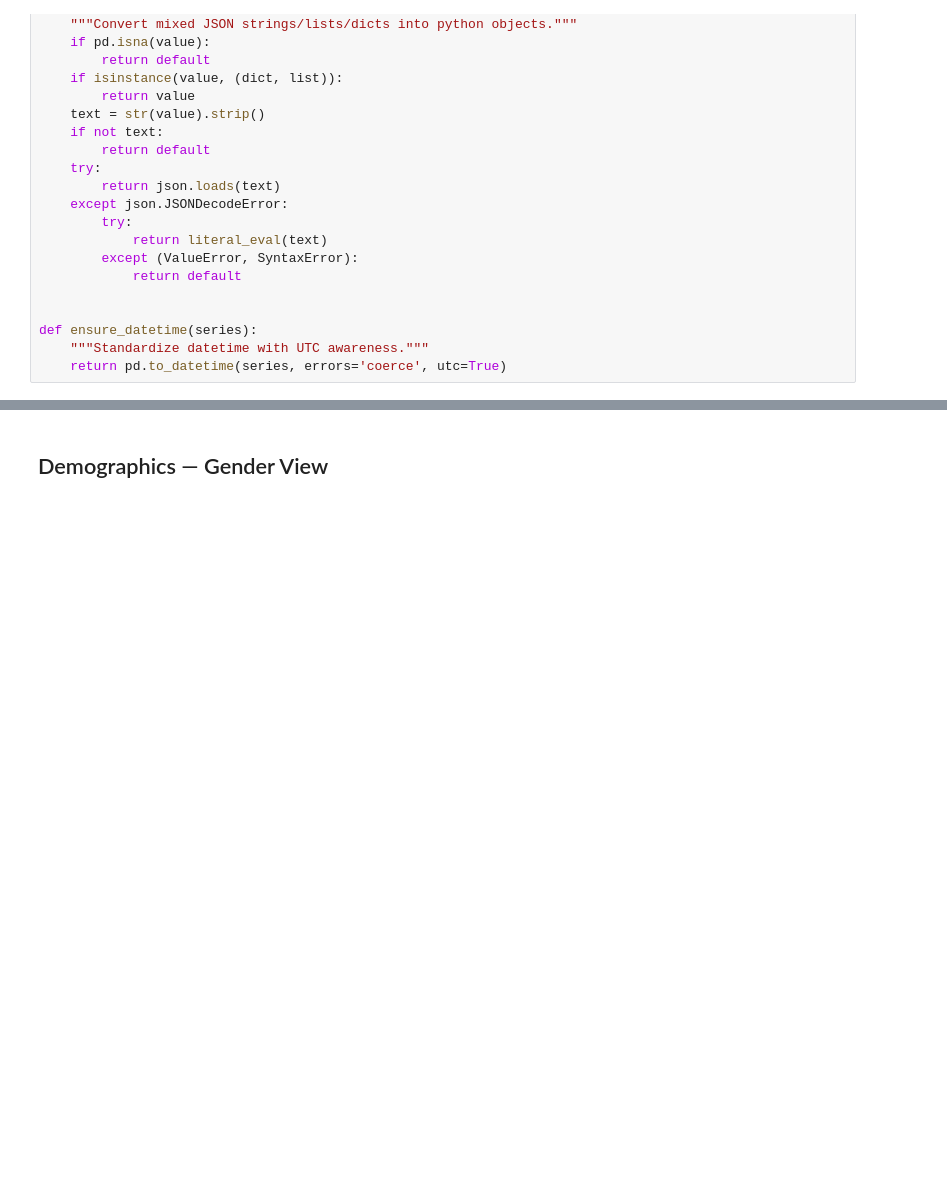
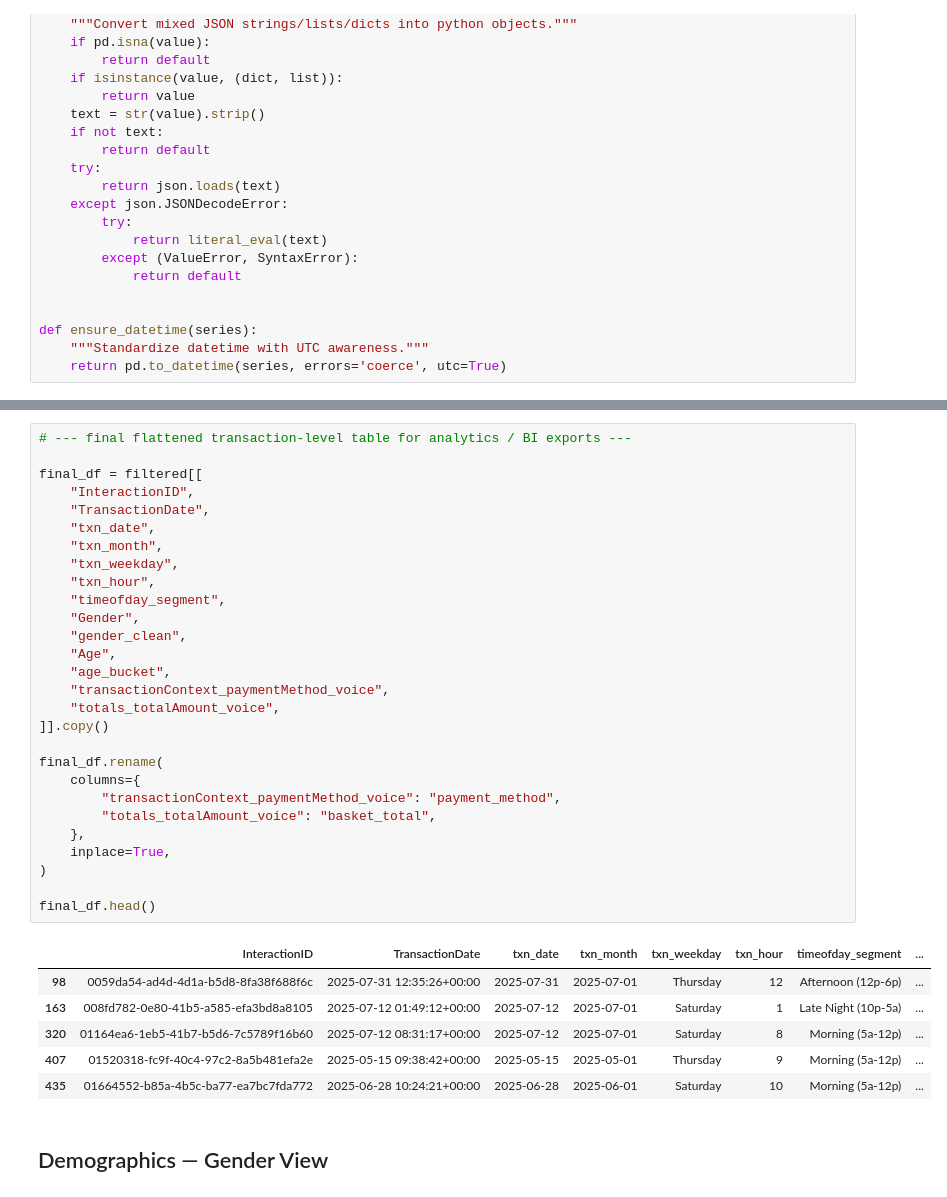
Before and after one commit to chestergarett/twba, a Jupyter notebook: scripts/004_data_exploration.ipynb, the cells around one changed output, grey strips where cells are left out. Cells and saved outputs as stored; diff of their text form; blank space fills up the shorter version.

```diff
--- a/scripts/004_data_exploration.ipynb
+++ b/scripts/004_data_exploration.ipynb
@@ -162,3 +141,38 @@ See the caveats in the documentation: https://pandas.pydata.org/pandas-docs/stab
+# %%
+# --- final flattened transaction-level table for analytics / BI exports ---
+
+final_df = filtered[[
+    "InteractionID",
+    "TransactionDate",
+    "txn_date",
+    "txn_month",
+    "txn_weekday",
+    "txn_hour",
+    "timeofday_segment",
+    "Gender",
+    "gender_clean",
+    "Age",
+    "age_bucket",
+    "transactionContext_paymentMethod_voice",
+    "totals_totalAmount_voice",
+]].copy()
+
+final_df.rename(
+    columns={
+        "transactionContext_paymentMethod_voice": "payment_method",
+        "totals_totalAmount_voice": "basket_total",
+    },
+    inplace=True,
+)
+
+final_df.head()
+# %% [output]
+|  | InteractionID | TransactionDate | txn_date | txn_month | txn_weekday | txn_hour | timeofday_segment | ... |
+| 98 | 0059da54-ad4d-4d1a-b5d8-8fa38f688f6c | 2025-07-31 12:35:26+00:00 | 2025-07-31 | 2025-07-01 | Thursday | 12 | Afternoon (12p-6p) | ... |
+| 163 | 008fd782-0e80-41b5-a585-efa3bd8a8105 | 2025-07-12 01:49:12+00:00 | 2025-07-12 | 2025-07-01 | Saturday | 1 | Late Night (10p-5a) | ... |
+| 320 | 01164ea6-1eb5-41b7-b5d6-7c5789f16b60 | 2025-07-12 08:31:17+00:00 | 2025-07-12 | 2025-07-01 | Saturday | 8 | Morning (5a-12p) | ... |
+| 407 | 01520318-fc9f-40c4-97c2-8a5b481efa2e | 2025-05-15 09:38:42+00:00 | 2025-05-15 | 2025-05-01 | Thursday | 9 | Morning (5a-12p) | ... |
+| 435 | 01664552-b85a-4b5c-ba77-ea7bc7fda772 | 2025-06-28 10:24:21+00:00 | 2025-06-28 | 2025-06-01 | Saturday | 10 | Morning (5a-12p) | ... |
 # %% [markdown]
 ## Demographics — Gender View
 # %%
```
Also changed, not shown: parts of 9 cells of this notebook, 3 other files.
